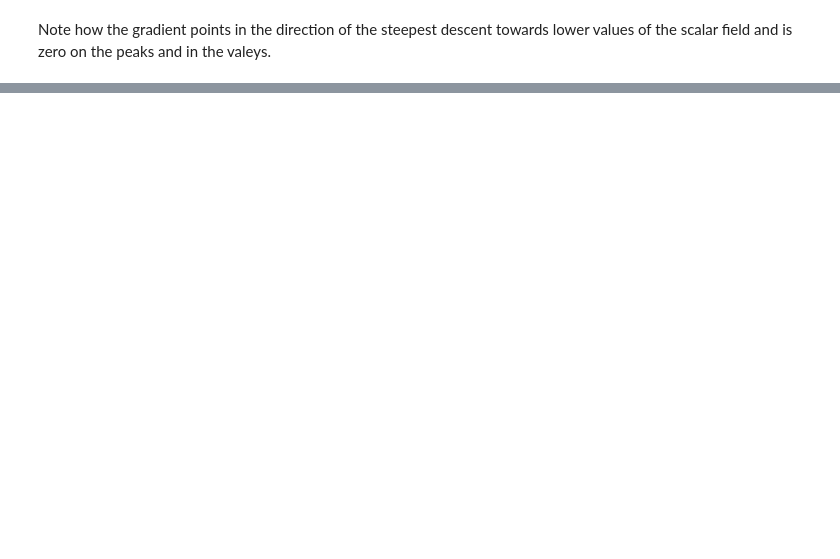
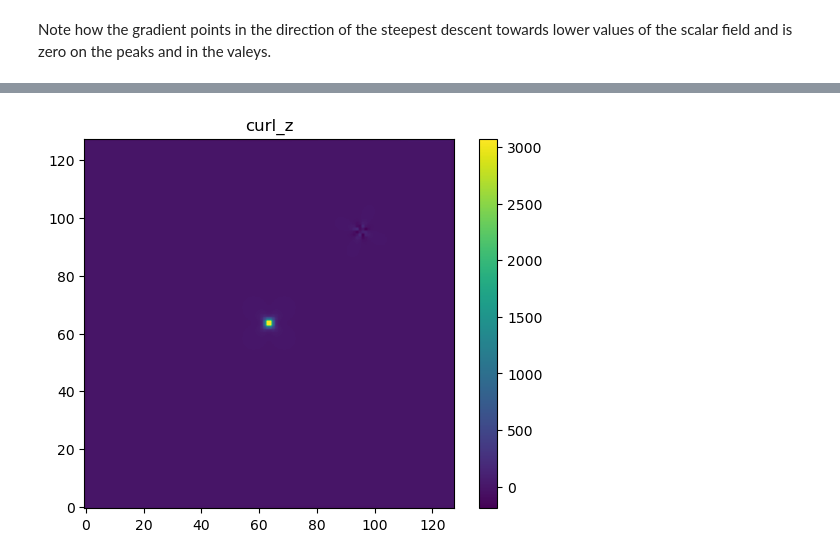
Before and after one commit to PerForm-Lab-RIT/retinal_flow_toolkit, a Jupyter notebook: sandbox/overlay_gaze/vector_example.ipynb, the cells around one changed output, grey strips where cells are left out. Saved outputs shown, nothing was run; the diff lists cells and outputs as text; code cells hidden in the pictures; blank space fills up the shorter version.

Commit message:
updated notebooks related to flow div and curl

```diff
--- a/sandbox/overlay_gaze/vector_example.ipynb
+++ b/sandbox/overlay_gaze/vector_example.ipynb
@@ -108,3 +108,24 @@ Note how the gradient points in the direction of the steepest descent towards lo
 <a style='text-decoration:none;line-height:16px;display:flex;color:#5B5B62;padding:10px;justify-content:end;' href='https://deepnote.com?utm_source=created-in-deepnote-cell&projectId=048af6d7-3070-4a15-9eaf-da62e930ccca' target="_blank">
 <img alt='Created in deepnote.com' style='display:inline;max-height:16px;margin:0px;margin-right:7.5px;' src='embedded-picture-1' > </img>
 Created in <span style='font-weight:600;margin-left:4px;'>Deepnote</span></a>
+# %%
+# https://stackoverflow.com/questions/71990386/calculating-divergence-and-curl-from-optical-flow-and-plotting-it
+
+def divergence_npgrad(u, v):
+    dFx_dx = np.gradient(v, axis=0)
+    dFy_dy = np.gradient(u, axis=1)
+    return dFx_dx + dFy_dy
+
+def curl_npgrad(u, v):
+    dFx_dy = np.gradient(v, axis=1)
+    dFy_dx = np.gradient(u, axis=0)
+    curl = dFy_dx - dFx_dy
+    return curl
+# %%
+curl_npgrad(u,v)
+plt.imshow(curlz,origin='lower')
+plt.title('curl_z')
+plt.colorbar()
+plt.show()
+# %% [output]
+[figure, added]
```
Also changed, not shown: parts of 5 cells of this notebook, 3 other files.
